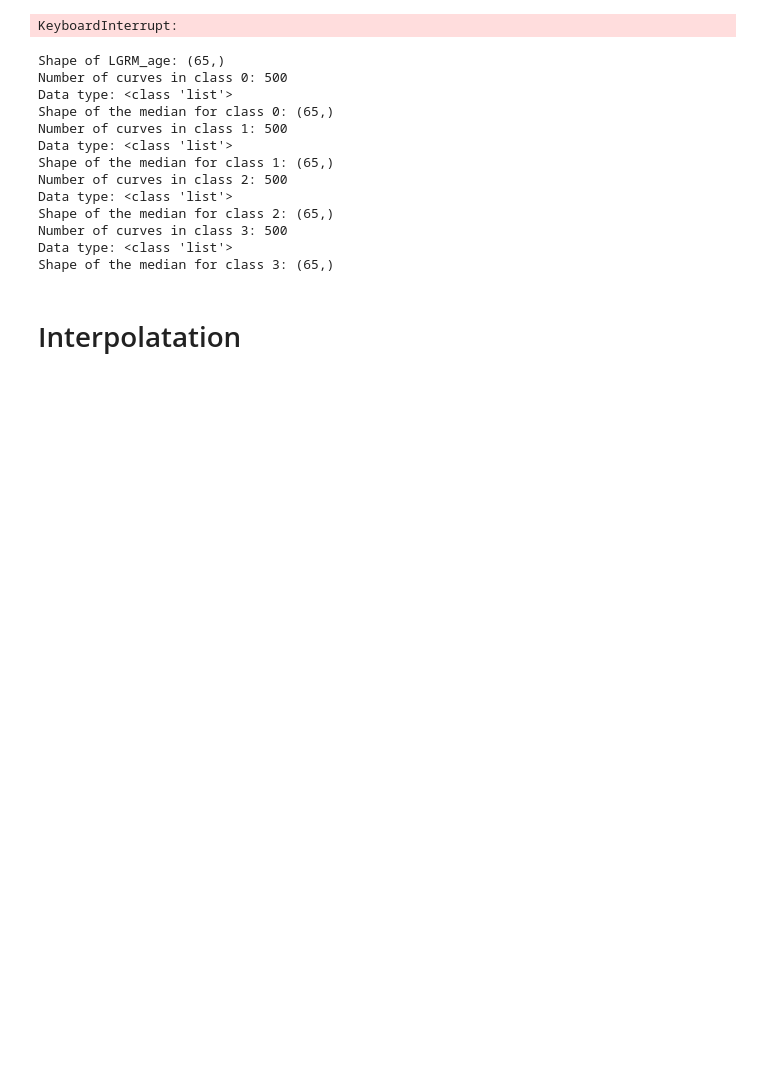
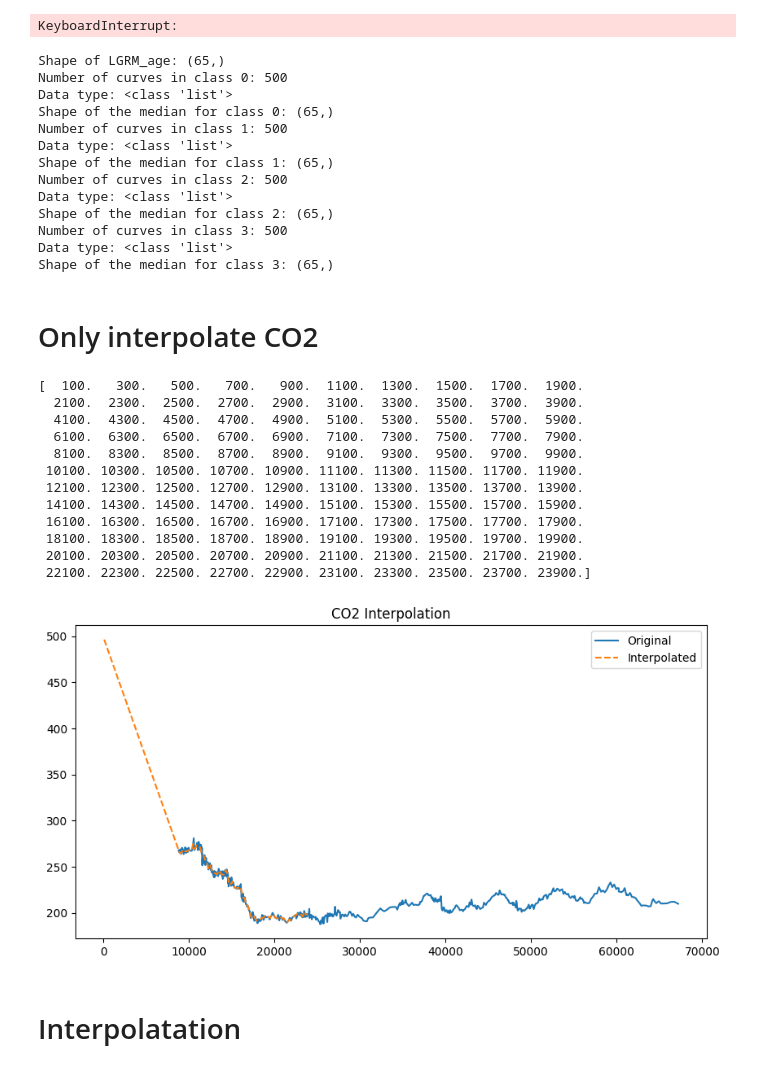
Before and after one commit to Peisong-Zheng/Last_deglaciation_causality, a Jupyter notebook: data_pre-processing.ipynb, the cells around one changed output. Cells and saved outputs as stored; diff of their text form; code cells hidden in the pictures; blank space fills up the shorter version.

```diff
--- a/data_pre-processing.ipynb
+++ b/data_pre-processing.ipynb
@@ -448,6 +448,67 @@ Shape of the median for class 2: (65,)
 Number of curves in class 3: 500
 Data type: <class 'list'>
 Shape of the median for class 3: (65,)
+# %% [markdown]
+# Only interpolate CO2
+# %%
+import numpy as np
+import pandas as pd
+import pickle
+import matplotlib.pyplot as plt
+from scipy.interpolate import interp1d
+
+# crop the LGMR age to 11000 to 24000
+# LGRM_age = LGRM_age[(LGRM_age >= 11000) & (LGRM_age <= 24000)]
+
+file_path = 'processed_data/LGMR_data.pkl'
+# Read the pickle file
+with open(file_path, 'rb') as file:
+    data = pickle.load(file)
+
+# Extract the LGMR_age and LGMR_medians from the loaded data
+LGMR_age = data['LGRM_age']
+print(LGMR_age)
+
+# Convert DataFrame to ndarray
+co2_array = df_wdc_co2.to_numpy()
+
+# Interpolation function
+def interpolate_data(original_data, new_ages):
+    interp_func = interp1d(original_data[:, 0], original_data[:, 1], kind='linear', fill_value="extrapolate")
+    return interp_func(new_ages)
+
+# Interpolate using LGRM_age
+co2_interpolated = interpolate_data(co2_array, LGMR_age)
+
+# Plot original and interpolated data
+
+# Plot original and interpolated data for CO2
+plt.figure(figsize=(10, 5))
+plt.plot(co2_array[:, 0], co2_array[:, 1], label='Original')
+plt.plot(LGMR_age, co2_interpolated, label='Interpolated', linestyle='--')
+plt.legend()
+plt.title('CO2 Interpolation')
+plt.show()
+
+
+
+# save the co2_interpolated to 'processed_data' uinsg pickle
+with open('D:/VScode/Last_deglaciation_causality/processed_data/co2_interpolated.pkl', 'wb') as file:
+    pickle.dump(co2_interpolated, file)
+# %% [output]
+[  100.   300.   500.   700.   900.  1100.  1300.  1500.  1700.  1900.
+  2100.  2300.  2500.  2700.  2900.  3100.  3300.  3500.  3700.  3900.
+  4100.  4300.  4500.  4700.  4900.  5100.  5300.  5500.  5700.  5900.
+  6100.  6300.  6500.  6700.  6900.  7100.  7300.  7500.  7700.  7900.
+  8100.  8300.  8500.  8700.  8900.  9100.  9300.  9500.  9700.  9900.
+ 10100. 10300. 10500. 10700. 10900. 11100. 11300. 11500. 11700. 11900.
+ 12100. 12300. 12500. 12700. 12900. 13100. 13300. 13500. 13700. 13900.
+ 14100. 14300. 14500. 14700. 14900. 15100. 15300. 15500. 15700. 15900.
+ 16100. 16300. 16500. 16700. 16900. 17100. 17300. 17500. 17700. 17900.
+ 18100. 18300. 18500. 18700. 18900. 19100. 19300. 19500. 19700. 19900.
+ 20100. 20300. 20500. 20700. 20900. 21100. 21300. 21500. 21700. 21900.
+ 22100. 22300. 22500. 22700. 22900. 23100. 23300. 23500. 23700. 23900.]
+[figure, added]
 # %% [markdown]
 # Interpolatation
 # %%
```
Also changed, not shown: parts of 1 cell of this notebook, 14 other files.
